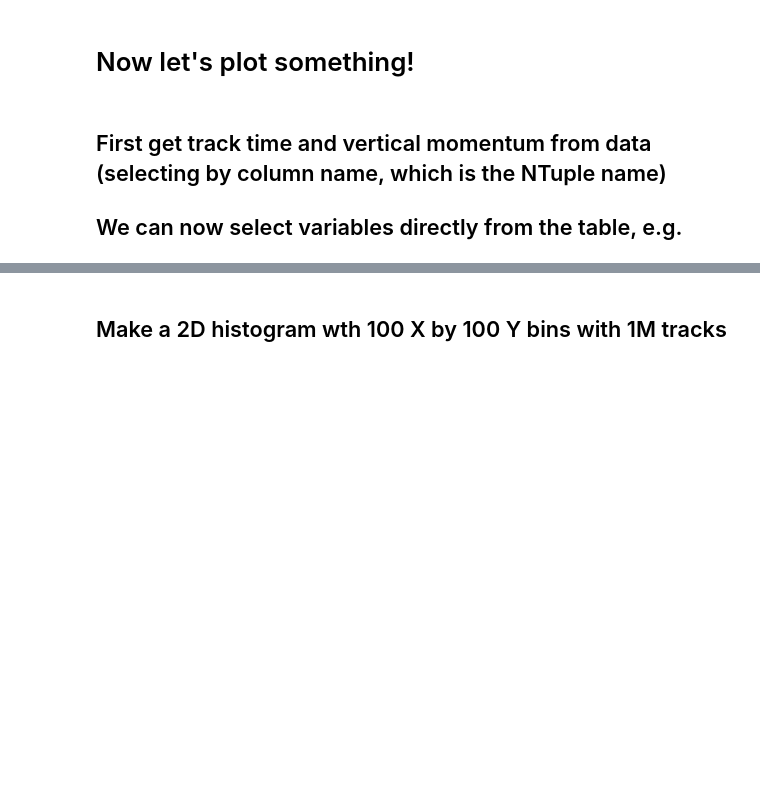
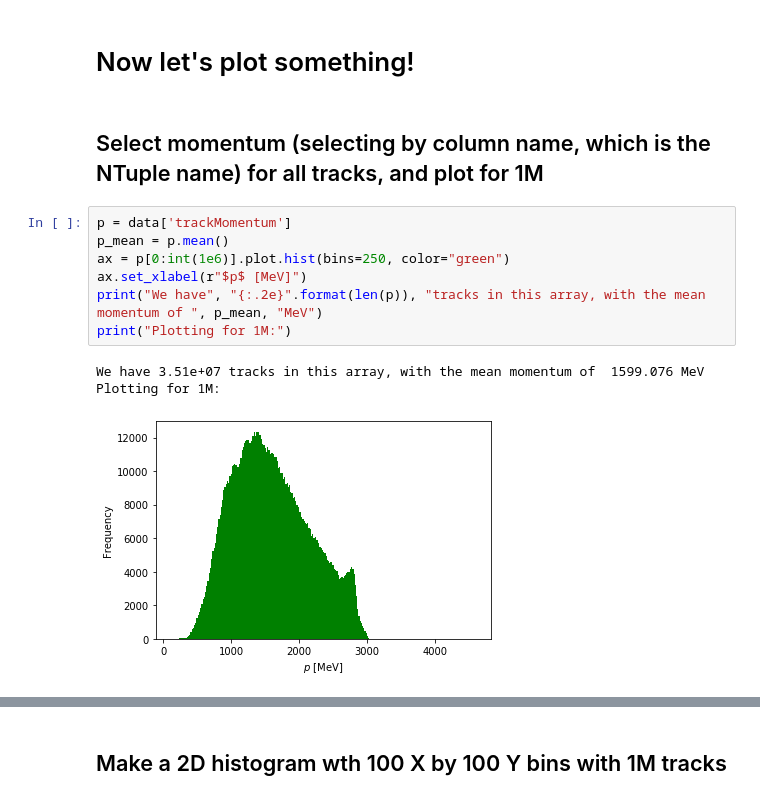
Before and after one commit to glukicov/EDMTracking, a Jupyter notebook: PYReadTree.ipynb, the cells around one changed output, grey strips where cells are left out. Saved outputs shown, nothing was run; the diff lists cells and outputs as text; blank space fills up the shorter version.

```diff
--- a/PYReadTree.ipynb
+++ b/PYReadTree.ipynb
@@ -37,6 +40,16 @@ data
 35143519 rows × 35 columns
 # %% [markdown]
 # Now let's plot something!
-# %% [markdown]
-## First get track time and vertical momentum from data (selecting by column name, which is the NTuple name)
-## We can now select variables directly from the table, e.g.
+# %% [markdown]
+## Select momentum (selecting by column name, which is the NTuple name) for all tracks, and plot for 1M
+# %%
+p = data['trackMomentum']
+p_mean = p.mean()
+ax = p[0:int(1e6)].plot.hist(bins=250, color="green")
+ax.set_xlabel(r"$p$ [MeV]")
+print("We have", "{:.2e}".format(len(p)), "tracks in this array, with the mean momentum of ", p_mean, "MeV")
+print("Plotting for 1M:")
+# %% [output]
+We have 3.51e+07 tracks in this array, with the mean momentum of  1599.076 MeV
+Plotting for 1M:
+[figure, added]
```
Also changed, not shown: parts of 11 cells of this notebook.
